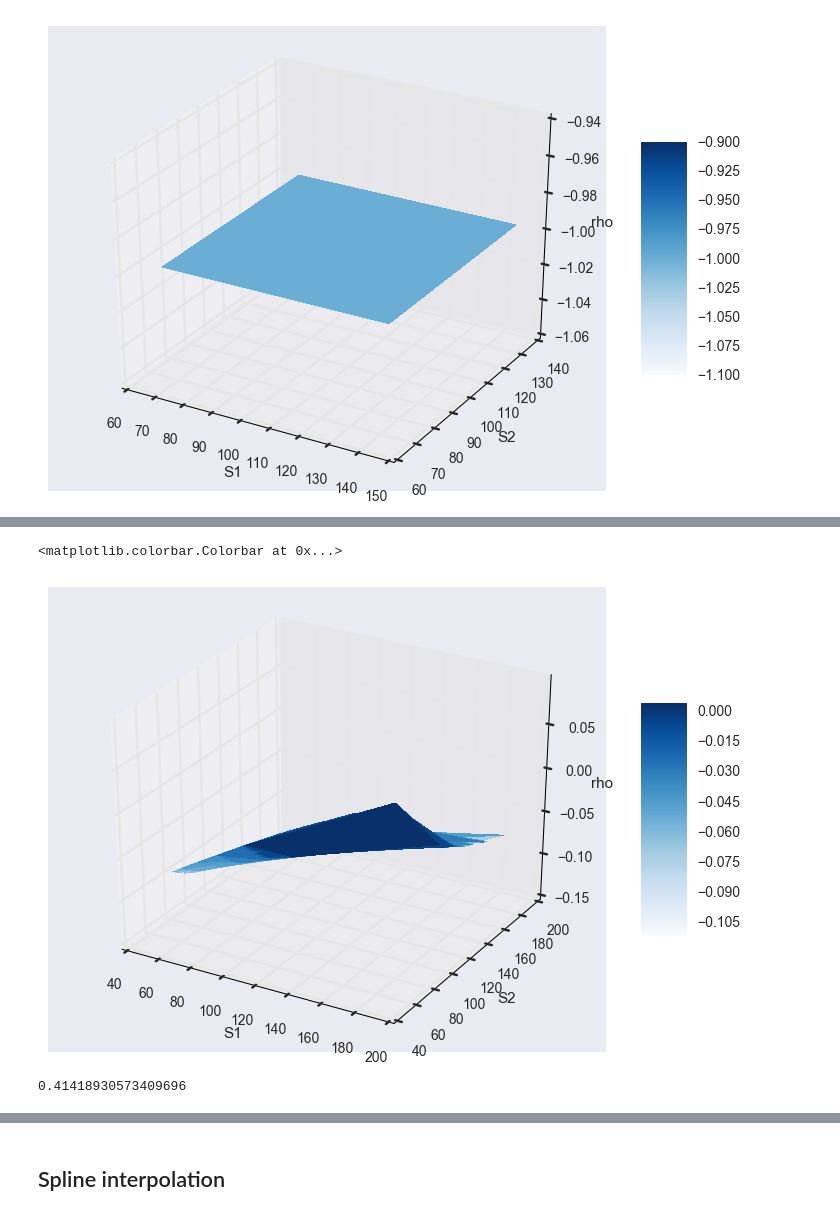
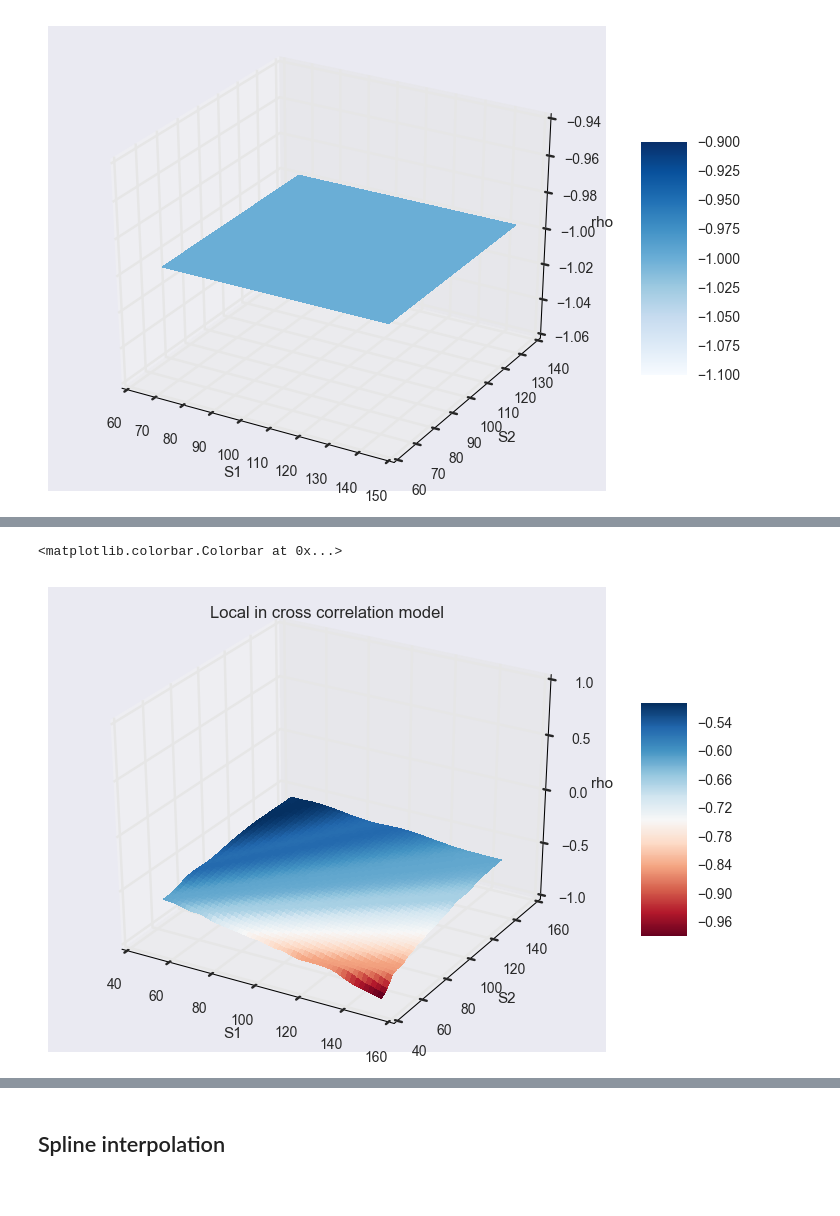
Before and after one commit to FelipeAndresG/FX-triangle, a Jupyter notebook: Code/FX_calibration.ipynb, the cells around one changed output, grey strips where cells are left out. Cells and saved outputs as stored; diff of their text form; code cells hidden in the pictures.

```diff
--- a/Code/FX_calibration.ipynb
+++ b/Code/FX_calibration.ipynb
@@ -276,18 +321,24 @@ for t in range(1, M + 1):
     S_12[t] = S_12[t - 1] * np.exp((r - 0.5 * sigma12(ttm, S_12[t - 1]) ** 2) * dt
             + sigma12(ttm, S_12[t - 1]) * np.sqrt(dt) * npr.standard_normal(I))
 # %%
-f, (ax1, ax2) = plt.subplots(1, 2, sharey=True)
-f.set_size_inches(12, 4)
+f, (ax1, ax2, ax3) = plt.subplots(1, 3, sharey=True)
+f.set_size_inches(18, 4)
 
 ax1.plot(S_1[:, :10], lw=1.5)
 ax1.set_xlabel('time')
 ax1.set_ylabel('index level')
-ax1.set_title('$S_1$ movement')
+ax1.set_title('$S_1$ path')
 ax1.grid(True)
 
 ax2.plot(S_2[:, :10], lw=1.5)
 ax2.set_xlabel('time')
 ax2.set_ylabel('index level')
-ax2.set_title('$S_2$ movement')
+ax2.set_title('$S_2$ path')
 ax2.grid(True)
+
+ax3.plot(S_12[:, :10], lw=1.5)
+ax3.set_xlabel('time')
+ax3.set_ylabel('index level')
+ax3.set_title('$S_{12}$ path')
+ax3.grid(True)
 # %% [output]
@@ -295,7 +349,7 @@ ax2.grid(True)
 # %%
 # Algorithm
-N = 10 # grid
-grilha = np.linspace(np.min(S_12),np.max(S_12), N)
+N = 100 # grid
+grilha = np.linspace(np.min(S_1/S_2),np.max(S_1/S_2), N)
 
 def particle_method(S_1, S_2, S_12, sigma1, sigma2, sigma12, a, b, grilha):
     ind = 0
@@ -305,9 +359,10 @@ def particle_method(S_1, S_2, S_12, sigma1, sigma2, sigma12, a, b, grilha):
     for p in grilha:
         ttm = (M - ind) * T / M
         Enum[ind] = np.sum((S_2*(sigma1(ttm, S_1)**2 + \
-                                 sigma2(ttm, S_2)**2 + 2*(a/b)*sigma1(ttm, S_1)*sigma2(ttm, S_2)))  \
+                                 sigma2(ttm, S_2)**2 + 2*(a(ttm, S_1, S_2) / b(ttm, S_1, S_2))\
+                                 *sigma1(ttm, S_1)*sigma2(ttm, S_2)))  \
                            * delta(S_1/S_2 - p), axis = 1) / np.sum(S_2 * delta(S_1/S_2 - p), axis = 1)
-        Eden[ind] = np.sum((S_2*(sigma1(ttm, S_1)*sigma2(ttm, S_2))/b) * \
+        Eden[ind] = np.sum((S_2*(sigma1(ttm, S_1)*sigma2(ttm, S_2))/b(ttm, S_1, S_2)) * \
                            delta(S_1/S_2 - p), axis = 1)/np.sum(S_2 * delta(S_1/S_2 - p), axis = 1)
         f[ind] = (Enum[ind] - sigma12(ttm, p)**2 * np.ones(M+1))/(2*Eden[ind])
         ind+=1
@@ -319,26 +377,32 @@ def particle_method(S_1, S_2, S_12, sigma1, sigma2, sigma12, a, b, grilha):
 # %%
-a,b = 0, 1
+def a(t,x1,x2):
+    return 0
+def b(t,x1,x2):
+    return 1
+
 flist = particle_method(S_1, S_2, S_12, sigma1, sigma2, sigma12, a, b, grilha)
-t = 20
-s1, s2 = np.meshgrid(S_1[t], S_2[t])
-z = (1/b) * (flist[t](s1/s2) - a)
+t = 49
+
+#x, y = S_1[t], S_2[t]
+x = np.linspace(50, 150, 50)
+y = np.linspace(50, 150, 50)
+s1, s2 = np.meshgrid(x, y)
+#s1, s2 = np.meshgrid(x[x<150], y[y<150])
+z = (1/b(t, s1, s2)) * (flist[t](s1/s2) - a(t, s1, s2))
 
 fig = plt.figure(figsize=(9, 6))
 ax = fig.gca(projection='3d')
 
 surf = ax.plot_surface(s1, s2, z, rstride=1, cstride=1,
-                       cmap=plt.cm.Blues, linewidth=0,
+                       cmap=plt.cm.RdBu, linewidth=0,
                        antialiased=False)
-
+ax.set_title(r'Local in cross correlation model')
+ax.set_zlim([-1,1])
 ax.set_xlabel('S1')
 ax.set_ylabel('S2')
 ax.set_zlabel('rho')
 
 fig.colorbar(surf, shrink=0.5, aspect=5)
 # %% [output]
 <matplotlib.colorbar.Colorbar at 0x...>
-[figure, old version]
+[figure, new version]
-# %%
-sigma12(2.0, 0.20440852477135982)
-# %% [output]
-0.41418930573409696
```
Also changed, not shown: parts of 11 cells of this notebook.
